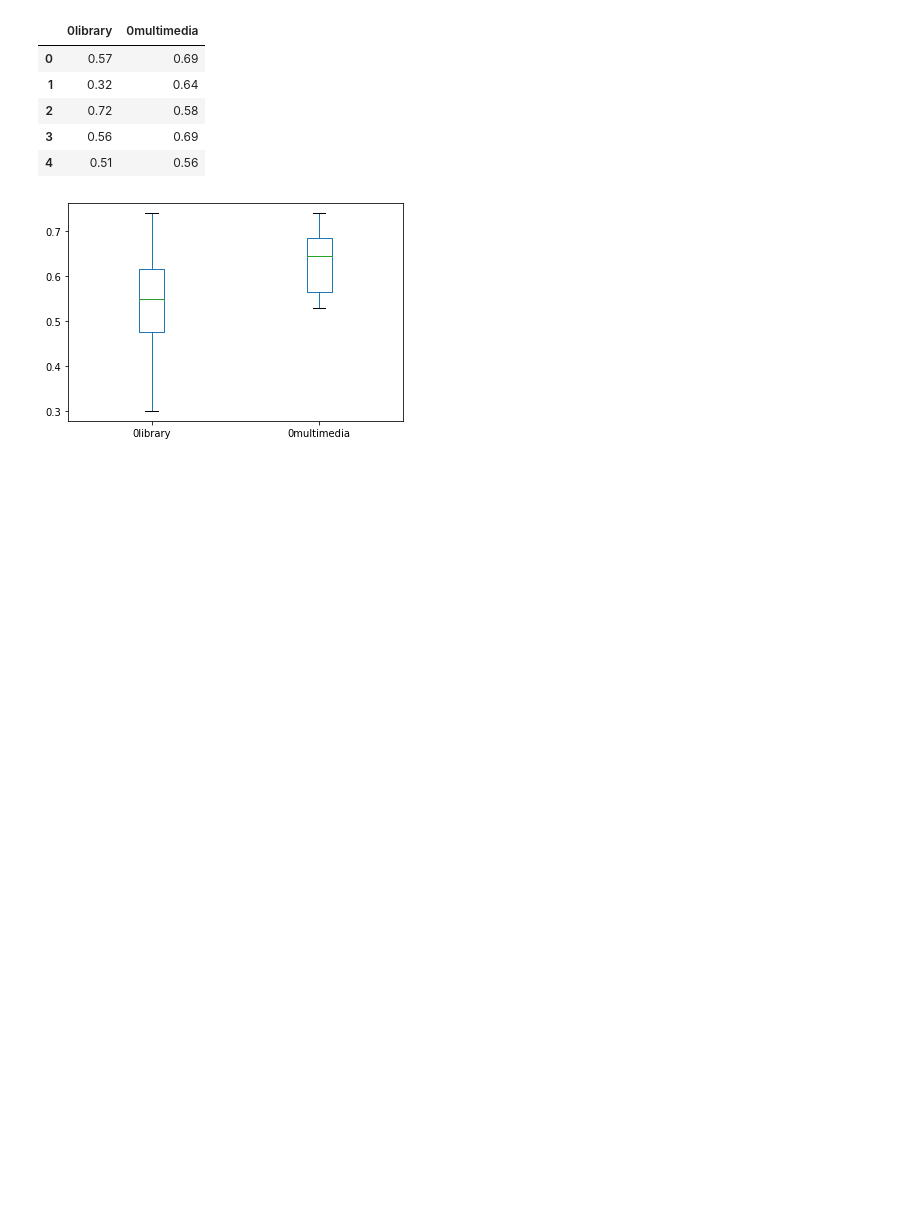
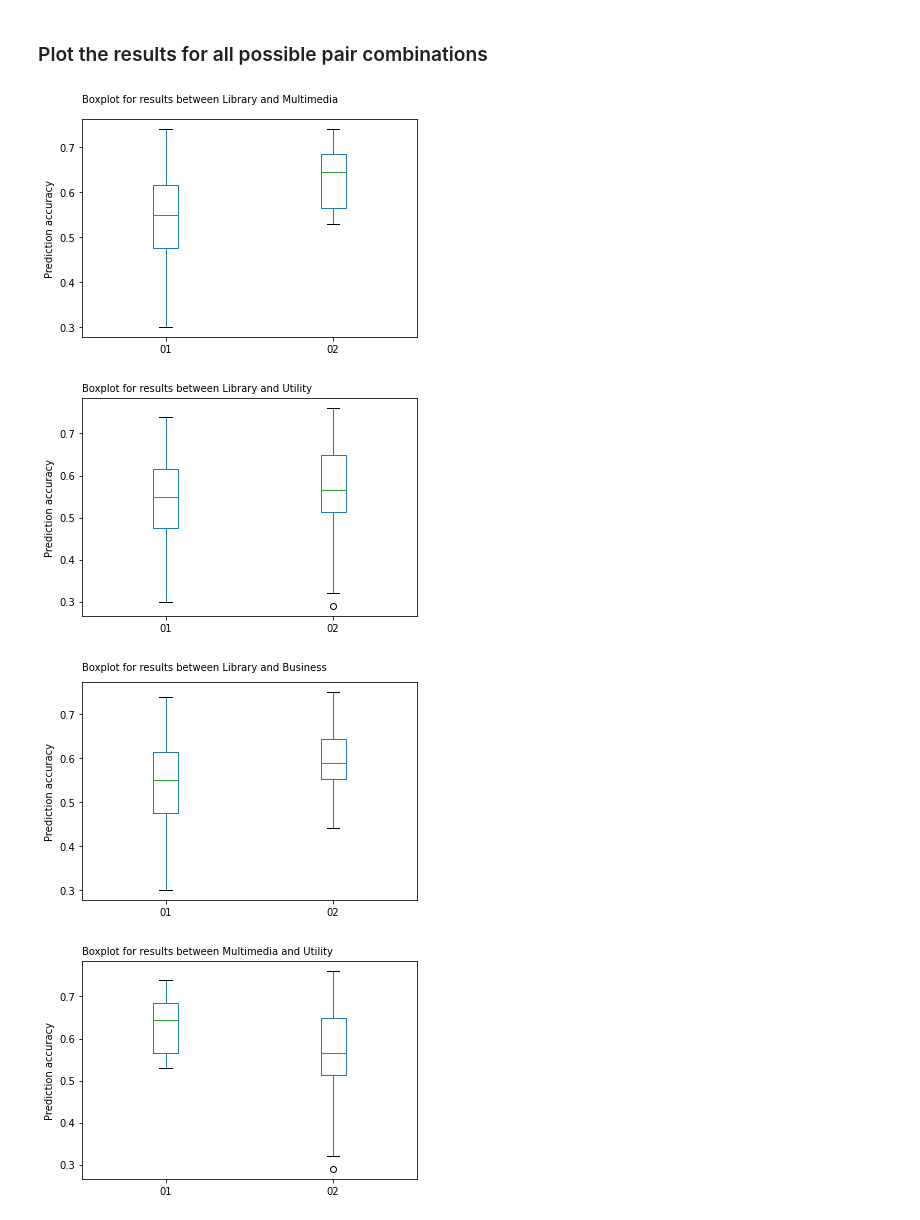
Before and after one commit to nablo1/cpdp-appendix, a Jupyter notebook: scripts/statistical_testing.ipynb, the cells around one changed output. Drawn from its saved outputs; the diff is of its cells as text; code cells hidden in the pictures; blank space fills up the shorter version.

Commit message:
Add markdown and plot results for all possible pairs

```diff
--- a/scripts/statistical_testing.ipynb
+++ b/scripts/statistical_testing.ipynb
@@ -10,0 +18,5 @@ business = [0.53,0.55,0.44,0.7,0.7,0.56,0.53,0.59,0.59,0.62,0.57,0.65,0.75,0.59]
+# %%
+library_df = pd.DataFrame(library)
+multimedia_df = pd.DataFrame(multimedia)
+utility_df = pd.DataFrame(utility)
+business_df = pd.DataFrame(business)
@@ -11,3 +25,4 @@ business = [0.53,0.55,0.44,0.7,0.7,0.56,0.53,0.59,0.59,0.62,0.57,0.65,0.75,0.59]
 # %%
-lists = [library, multimedia, utility, business]
-lists_names = ["Library", "Multimedia", "Utility", "Business"]
+lists = [library, multimedia, utility, business] # Include all lists in this parent list to iterate through it
+lists_names = ["Library", "Multimedia", "Utility", "Business"] # List of strings that holds the names. MUST BE IN THE SAME ORDER
+lists_df = [library_df, multimedia_df, utility_df, business_df] # Include all dataframes in this list. MUST BE IN THE SAME ORDER
@@ -35,14 +52,14 @@ library_vs_multimedia = library_df.join(multimedia_df, lsuffix='library', rsuffi
-# %%
-library_vs_multimedia.head()
-# %% [output]
-|  | 0library | 0multimedia |
-| 0 | 0.57 | 0.69 |
-| 1 | 0.32 | 0.64 |
-| 2 | 0.72 | 0.58 |
-| 3 | 0.56 | 0.69 |
-| 4 | 0.51 | 0.56 |
-# %%
-library_vs_multimedia.boxplot(column=['0library', '0multimedia'], grid=False)
-plt.show()
-# %% [output]
-[figure, removed]
+# %% [markdown]
+### Plot the results for all possible pair combinations
+# %%
+for i in range(len(pairs)):
+    combined_df = lists_df[pairs[i][0]].join(lists_df[pairs[i][1]], lsuffix='1', rsuffix='2')
+    pb = combined_df.boxplot(column=['01', '02'], grid=False)
+    pb.set_ylabel('Prediction accuracy')
+    plt.text(0.5, 0.8, "Boxplot for results between "+ lists_names[pairs[i][0]]+ " and "+ lists_names[pairs[i][1]])
+    plt.show()
+# %% [output]
+[figure, added]
+[figure, added]
+[figure, added]
+[figure, added]
```
Also changed, not shown: parts of 10 cells of this notebook.
